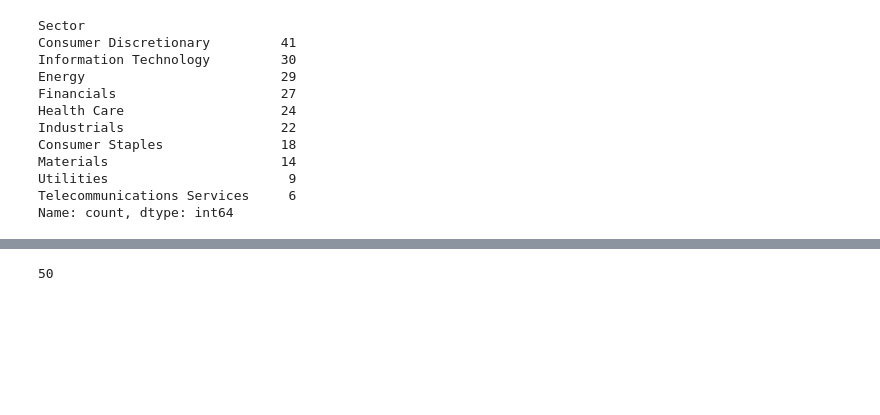
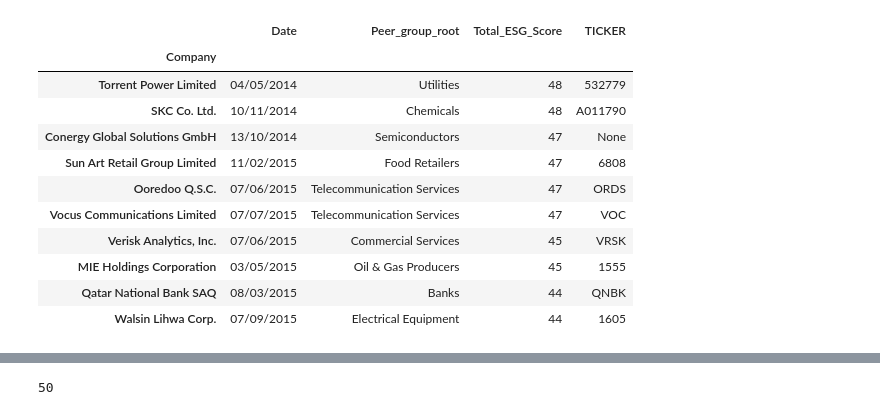
Before and after one commit to usagichan131/esg, a Jupyter notebook: binning.ipynb, the cells around one changed output, grey strips where cells are left out. Saved outputs shown, nothing was run; the diff lists cells and outputs as text; code cells hidden in the pictures; blank space fills up the shorter version.

```diff
--- a/binning.ipynb
+++ b/binning.ipynb
@@ -105,15 +60,0 @@ non.to_excel('non_esg.xlsx', index=False)
-# %%
-non['Sector'].value_counts()
-# %% [output]
-Sector
-Consumer Discretionary         41
-Information Technology         30
-Energy                         29
-Financials                     27
-Health Care                    24
-Industrials                    22
-Consumer Staples               18
-Materials                      14
-Utilities                       9
-Telecommunications Services     6
-Name: count, dtype: int64
@@ -130,0 +61,15 @@ non_tickers = ['esvif','fti','hcp',
+# %%
+esg.tail(10)
+# %% [output]
+|  | Date | Peer_group_root | Total_ESG_Score | TICKER |
+| Company |  |  |  |  |
+| Torrent Power Limited | 04/05/2014 | Utilities | 48 | 532779 |
+| SKC Co. Ltd. | 10/11/2014 | Chemicals | 48 | A011790 |
+| Conergy Global Solutions GmbH | 13/10/2014 | Semiconductors | 47 | None |
+| Sun Art Retail Group Limited | 11/02/2015 | Food Retailers | 47 | 6808 |
+| Ooredoo Q.S.C. | 07/06/2015 | Telecommunication Services | 47 | ORDS |
+| Vocus Communications Limited | 07/07/2015 | Telecommunication Services | 47 | VOC |
+| Verisk Analytics, Inc. | 07/06/2015 | Commercial Services | 45 | VRSK |
+| MIE Holdings Corporation | 03/05/2015 | Oil & Gas Producers | 45 | 1555 |
+| Qatar National Bank SAQ | 08/03/2015 | Banks | 44 | QNBK |
+| Walsin Lihwa Corp. | 07/09/2015 | Electrical Equipment | 44 | 1605 |
```
Also changed, not shown: parts of 18 cells of this notebook, 2 other files.
